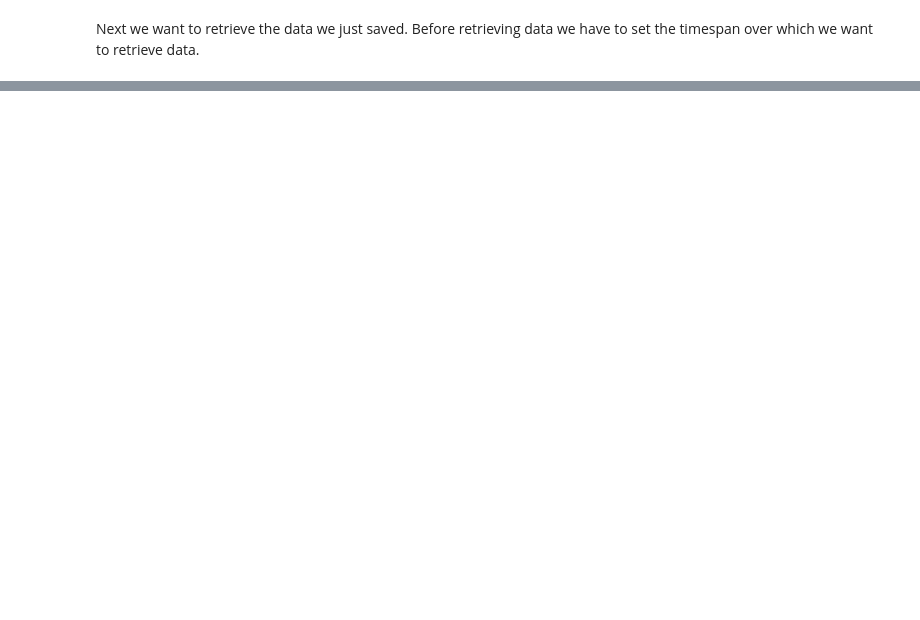
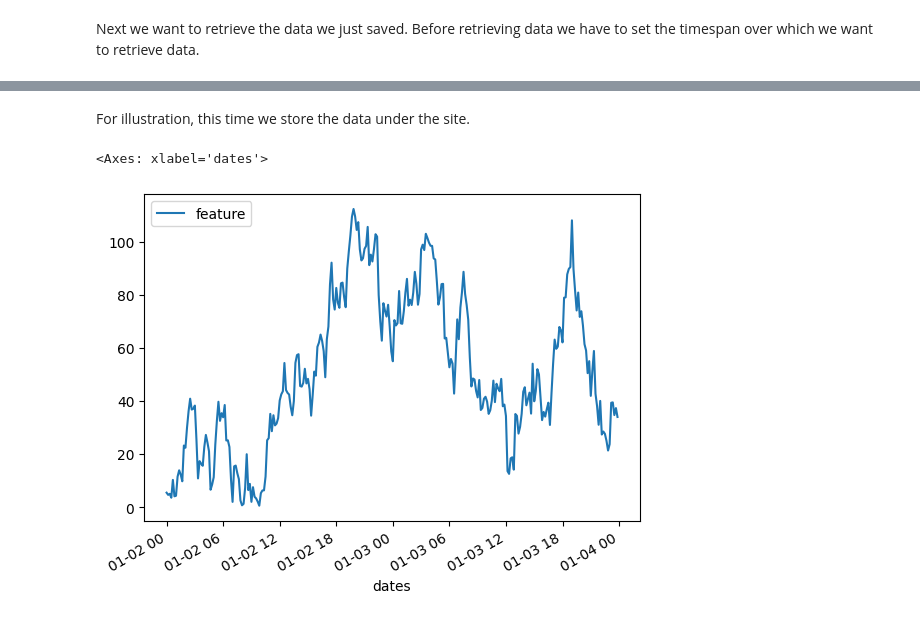
Before and after one commit to tsc-tools/tonik, a Jupyter notebook: docs/tonik_example.ipynb, the cells around one changed output, grey strips where cells are left out. Cells and saved outputs as stored; diff of their text form; code cells hidden in the pictures; blank space fills up the shorter version.

```diff
--- a/docs/tonik_example.ipynb
+++ b/docs/tonik_example.ipynb
@@ -61,0 +93,2 @@ spec.transpose('freqs', 'dates')['feature'].plot()
+# %% [markdown]
+For illustration, this time we store the data under the site.
@@ -61,0 +98,9 @@ spec.transpose('freqs', 'dates')['feature'].plot()
+# %%
+url = "http://localhost:8003/feature?"
+url += f"group={g.name}&subdir=NET1&subdir=MDR3&name=rsam"
+url += f"&starttime=2024-01-02T00:00:00&endtime=2024-01-04T00:00:00"
+rsam = pd.read_csv(url, parse_dates=True, index_col=0, date_format='ISO8601')
+rsam.plot()
+# %% [output]
+<Axes: xlabel='dates'>
+[figure, added]
```
Also changed, not shown: parts of 14 cells of this notebook, 1 other file.
